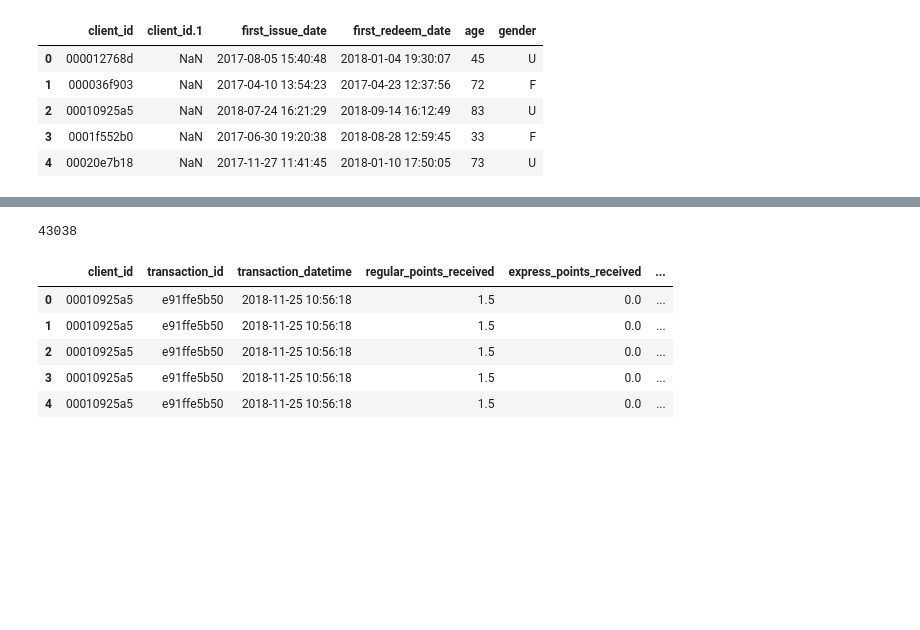
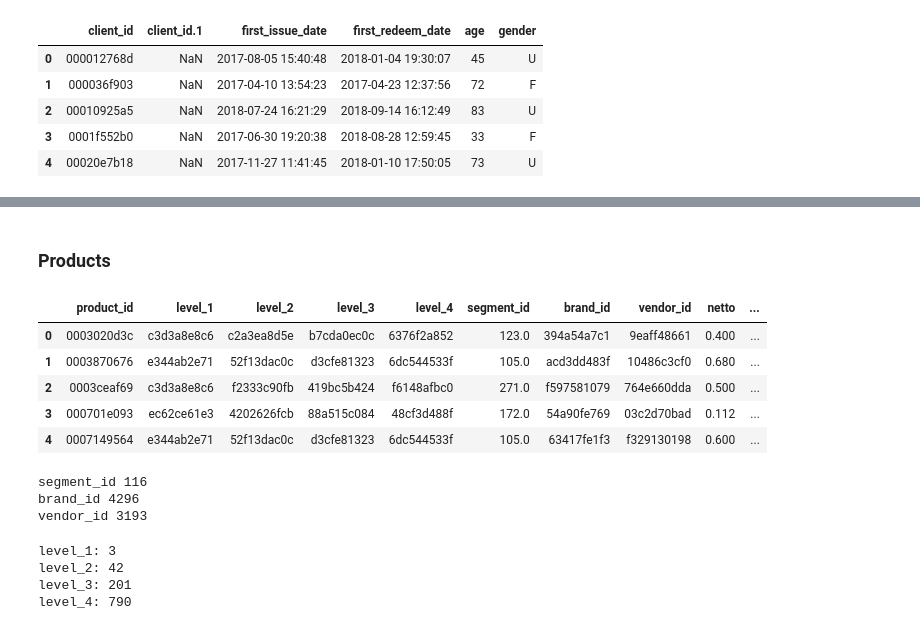
Before and after one commit to Chewye/cft, a Jupyter notebook: cft_model.ipynb, the cells around one changed output, grey strips where cells are left out. Drawn from its saved outputs; the diff is of its cells as text; code cells hidden in the pictures; blank space fills up the shorter version.

```diff
--- a/cft_model.ipynb
+++ b/cft_model.ipynb
@@ -5,3 +1,21 @@ baseline = pd.read_csv('data/baseline.csv')
+# %%
+import pandas as pd
+import numpy as np
+import seaborn as sns
+import matplotlib.pyplot as plt
+
+from sklearn.model_selection import train_test_split
+from sklearn.ensemble import RandomForestClassifier
+from catboost import CatBoostClassifier, Pool, cv
+
+from sklearn.metrics import recall_score
+from sklearn.metrics import roc_auc_score
+
+from tqdm import tqdm
+import pickle
+
+pd.set_option('display.max_columns', None)
+%matplotlib inline
 # %%
 client = pd.read_csv('data/x5-uplift-valid/data/clients2.csv')
 # %%
@@ -41,4 +137,0 @@ client['client_id'].nunique()
-# %%
-products['product_id'].nunique()
-# %% [output]
-43038
@@ -47,9 +138,30 @@ test = pd.read_csv('data/x5-uplift-valid/test_purch/test_purch.csv')
+# %% [markdown]
+### Products
 # %%
-test.head()
+products.head()
 # %% [output]
-|  | client_id | transaction_id | transaction_datetime | regular_points_received | express_points_received | ... |
-| 0 | 00010925a5 | e91ffe5b50 | 2018-11-25 10:56:18 | 1.5 | 0.0 | ... |
-| 1 | 00010925a5 | e91ffe5b50 | 2018-11-25 10:56:18 | 1.5 | 0.0 | ... |
-| 2 | 00010925a5 | e91ffe5b50 | 2018-11-25 10:56:18 | 1.5 | 0.0 | ... |
-| 3 | 00010925a5 | e91ffe5b50 | 2018-11-25 10:56:18 | 1.5 | 0.0 | ... |
-| 4 | 00010925a5 | e91ffe5b50 | 2018-11-25 10:56:18 | 1.5 | 0.0 | ... |
+|  | product_id | level_1 | level_2 | level_3 | level_4 | segment_id | brand_id | vendor_id | netto | ... |
+| 0 | 0003020d3c | c3d3a8e8c6 | c2a3ea8d5e | b7cda0ec0c | 6376f2a852 | 123.0 | 394a54a7c1 | 9eaff48661 | 0.400 | ... |
+| 1 | 0003870676 | e344ab2e71 | 52f13dac0c | d3cfe81323 | 6dc544533f | 105.0 | acd3dd483f | 10486c3cf0 | 0.680 | ... |
+| 2 | 0003ceaf69 | c3d3a8e8c6 | f2333c90fb | 419bc5b424 | f6148afbc0 | 271.0 | f597581079 | 764e660dda | 0.500 | ... |
+| 3 | 000701e093 | ec62ce61e3 | 4202626fcb | 88a515c084 | 48cf3d488f | 172.0 | 54a90fe769 | 03c2d70bad | 0.112 | ... |
+| 4 | 0007149564 | e344ab2e71 | 52f13dac0c | d3cfe81323 | 6dc544533f | 105.0 | 63417fe1f3 | f329130198 | 0.600 | ... |
+# %%
+for i in ['segment_id', 'brand_id', 'vendor_id']:
+    print(i, products[i].nunique())
+# %% [output]
+segment_id 116
+brand_id 4296
+vendor_id 3193
+# %%
+level_1 = products['level_1'].nunique()
+level_2 = products['level_2'].nunique()
+level_3 = products['level_3'].nunique()
+level_4 = products['level_4'].nunique()
+
+print(f'level_1: {level_1}\nlevel_2: {level_2}\nlevel_3: {level_3}\nlevel_4: {level_4}')
+# %% [output]
+level_1: 3
+level_2: 42
+level_3: 201
+level_4: 790
```
Also changed, not shown: parts of 46 cells of this notebook, 1 other file.
